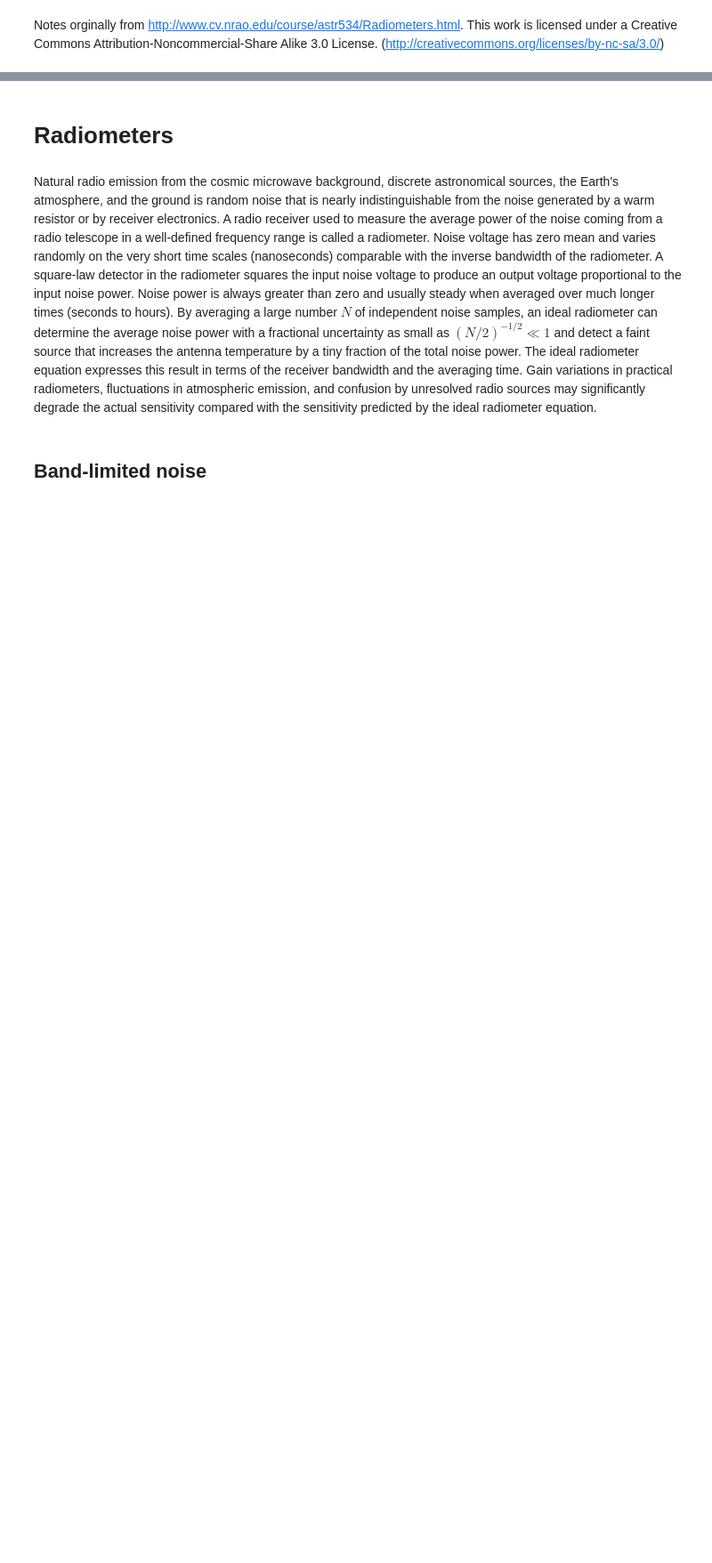
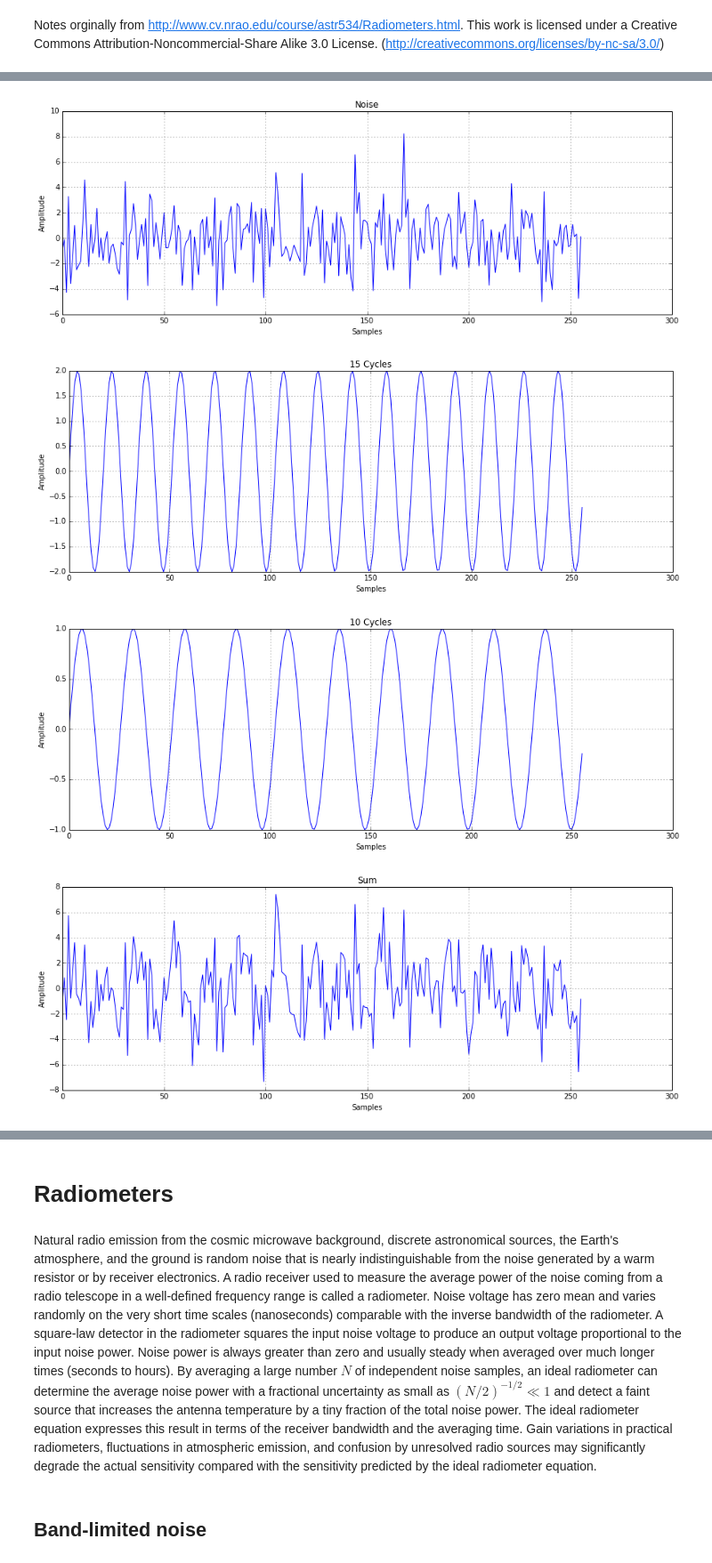
Before and after one commit to ska-sa/tutorials, a Jupyter notebook: 2_Radio_Astronomy_Honours/4_Radiometers/Radiometers.ipynb, the cells around one changed output, grey strips where cells are left out. Shown at 89% size. Cells and saved outputs as stored; diff of their text form; code cells hidden in the pictures; blank space fills up the shorter version.

```diff
--- a/2_Radio_Astronomy_Honours/4_Radiometers/Radiometers.ipynb
+++ b/2_Radio_Astronomy_Honours/4_Radiometers/Radiometers.ipynb
@@ -2,0 +11,44 @@ Notes orginally from http://www.cv.nrao.edu/course/astr534/Radiometers.html. Thi
+# %%
+random.seed(2)
+N = 256
+
+#a random signal
+random_signal = 2 * randn(N)
+figure(figsize=(15,5))
+plot(random_signal)
+title('Noise')
+xlabel('Samples')
+ylabel('Amplitude')
+grid()
+
+#a "tone" with 15 cycles
+fifteen_cycle_signal = 2 * sin(2 * pi * arange(N)/N * 15)
+figure(figsize=(15,5))
+plot(fifteen_cycle_signal)
+title('15 Cycles')
+xlabel('Samples')
+ylabel('Amplitude')
+grid()
+
+#a "tone" with 10 cycles
+ten_cycle_signal = 1 * sin(2 * pi * arange(N)/N * 10)
+figure(figsize=(15,5))
+plot(ten_cycle_signal)
+title('10 Cycles')
+xlabel('Samples')
+ylabel('Amplitude')
+grid()
+
+#add them all together
+V_test =  fifteen_cycle_signal + ten_cycle_signal + random_signal
+figure(figsize=(15,5))
+plot(V_test)
+title('Sum')
+xlabel('Samples')
+ylabel('Amplitude')
+grid()
+# %% [output]
+[figure, added]
+[figure, added]
+[figure, added]
+[figure, added]
```
Also changed, not shown: parts of 16 cells of this notebook.
